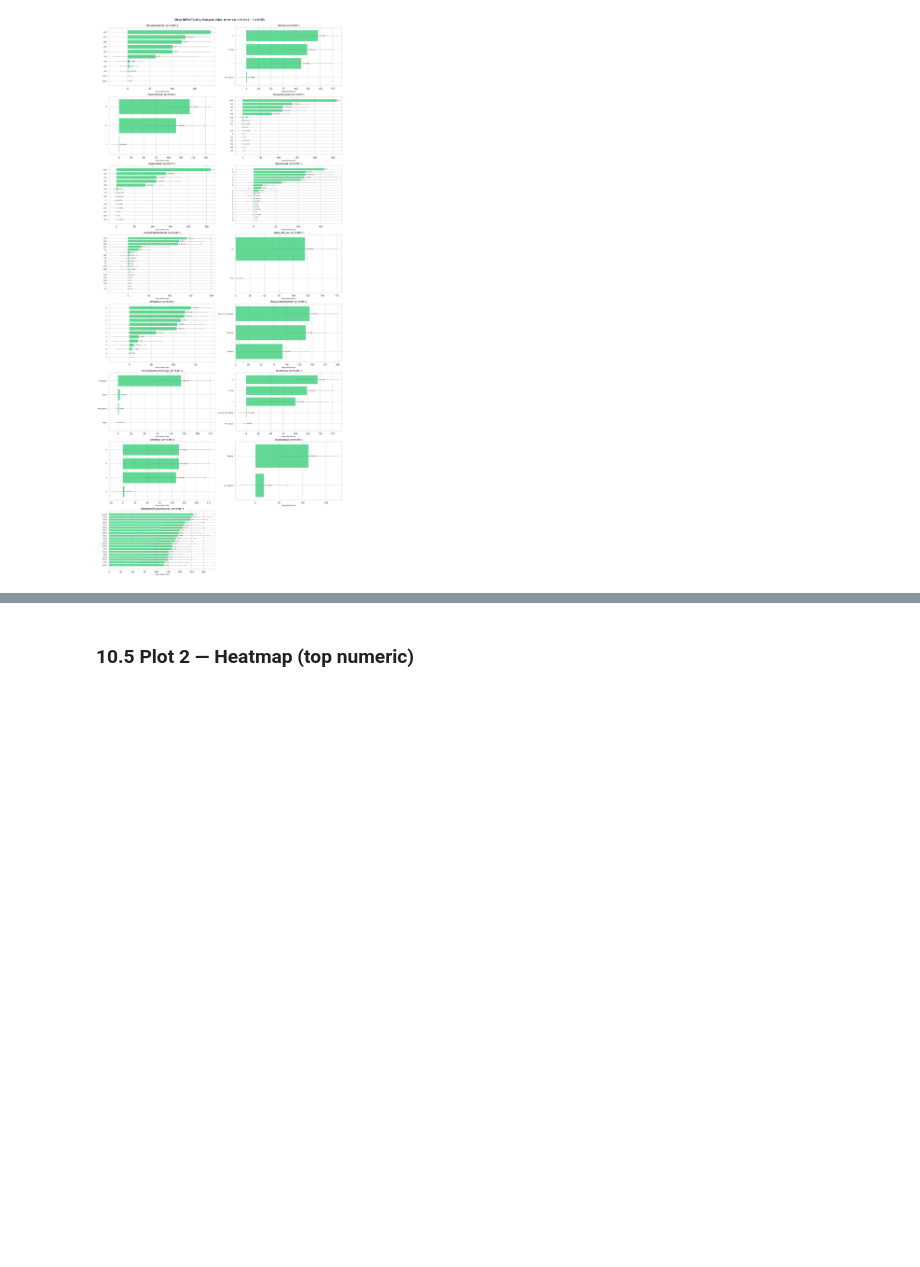
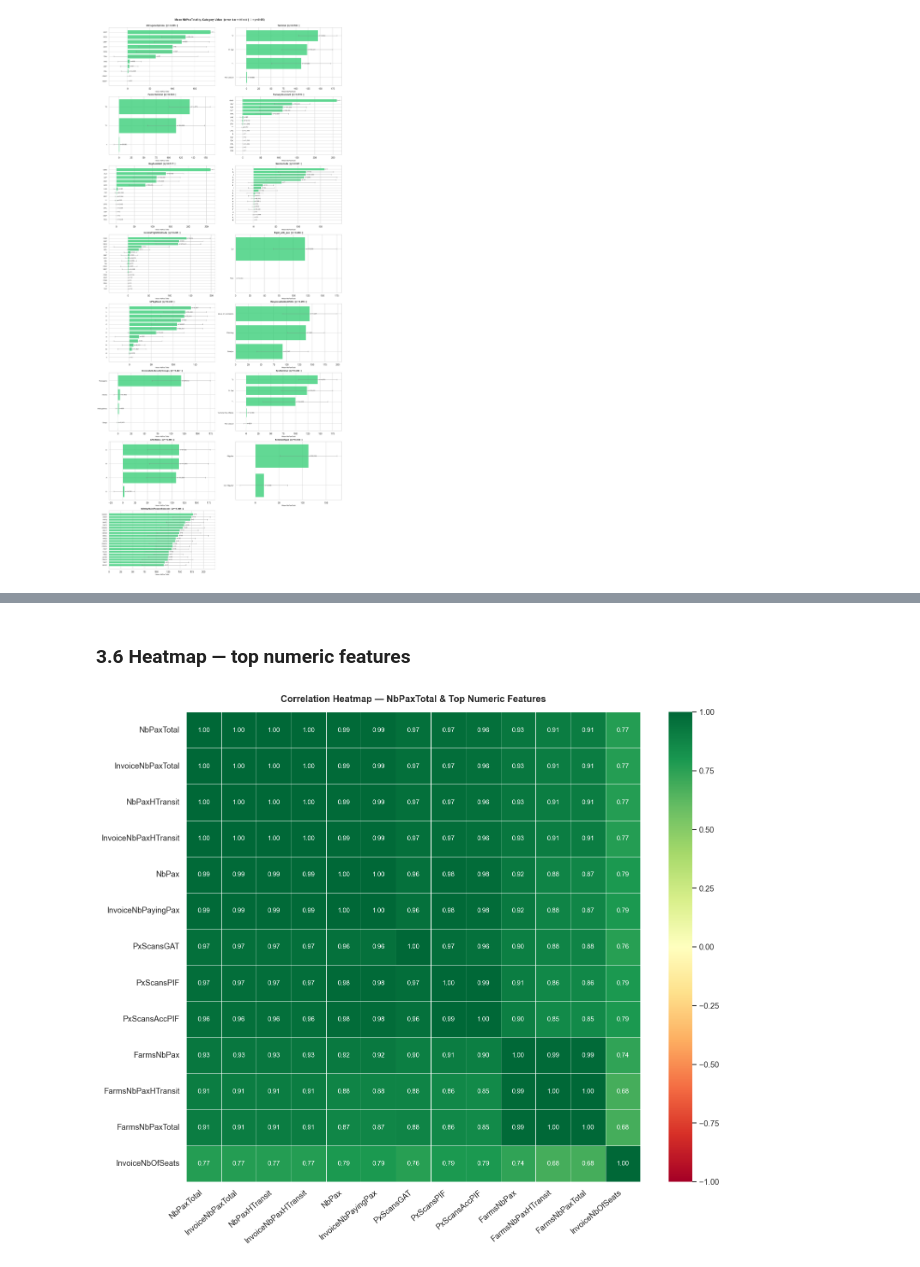
Before and after one commit to LancelotTC/master-minds-challenge, a Jupyter notebook: correlation.ipynb, the cells around one changed output, grey strips where cells are left out. Drawn from its saved outputs; the diff is of its cells as text; code cells hidden in the pictures; blank space fills up the shorter version.

```diff
--- a/correlation.ipynb
+++ b/correlation.ipynb
@@ -342,18 +331,21 @@ plt.tight_layout(); plt.show()
 # %% [markdown]
-### 10.5 Plot 2 — Heatmap (top numeric)
+### 3.6 Heatmap — top numeric features
 # %%
-# PLOT 2: Heatmap — top numeric features
 top_numeric = df_pearson['correlation'].abs().sort_values(ascending=False).head(12).index.tolist()
 heat_cols   = [nbpax_col] + top_numeric
 heat_df     = df_clean[heat_cols].dropna()
 corr_matrix = heat_df.corr()
 
 fig, ax = plt.subplots(figsize=(13, 11))
 sns.heatmap(corr_matrix, annot=True, fmt='.2f', cmap='RdYlGn',
             center=0, vmin=-1, vmax=1,
             linewidths=0.5, linecolor='white',
             annot_kws={'size': 9}, ax=ax)
 ax.set_title(f'Correlation Heatmap — {nbpax_col} & Top Numeric Features',
              fontsize=13, fontweight='bold', pad=14)
-plt.xticks(rotation=40, ha='right'); plt.tight_layout(); plt.show()
+plt.xticks(rotation=40, ha='right'); plt.tight_layout()
+plt.savefig(OUT_DIR / '03_heatmap.png', bbox_inches='tight', dpi=150)
+plt.show()
+# %% [output]
+[figure, added]
 # %% [markdown]
```
Also changed, not shown: parts of 18 cells of this notebook, 5 other files.
